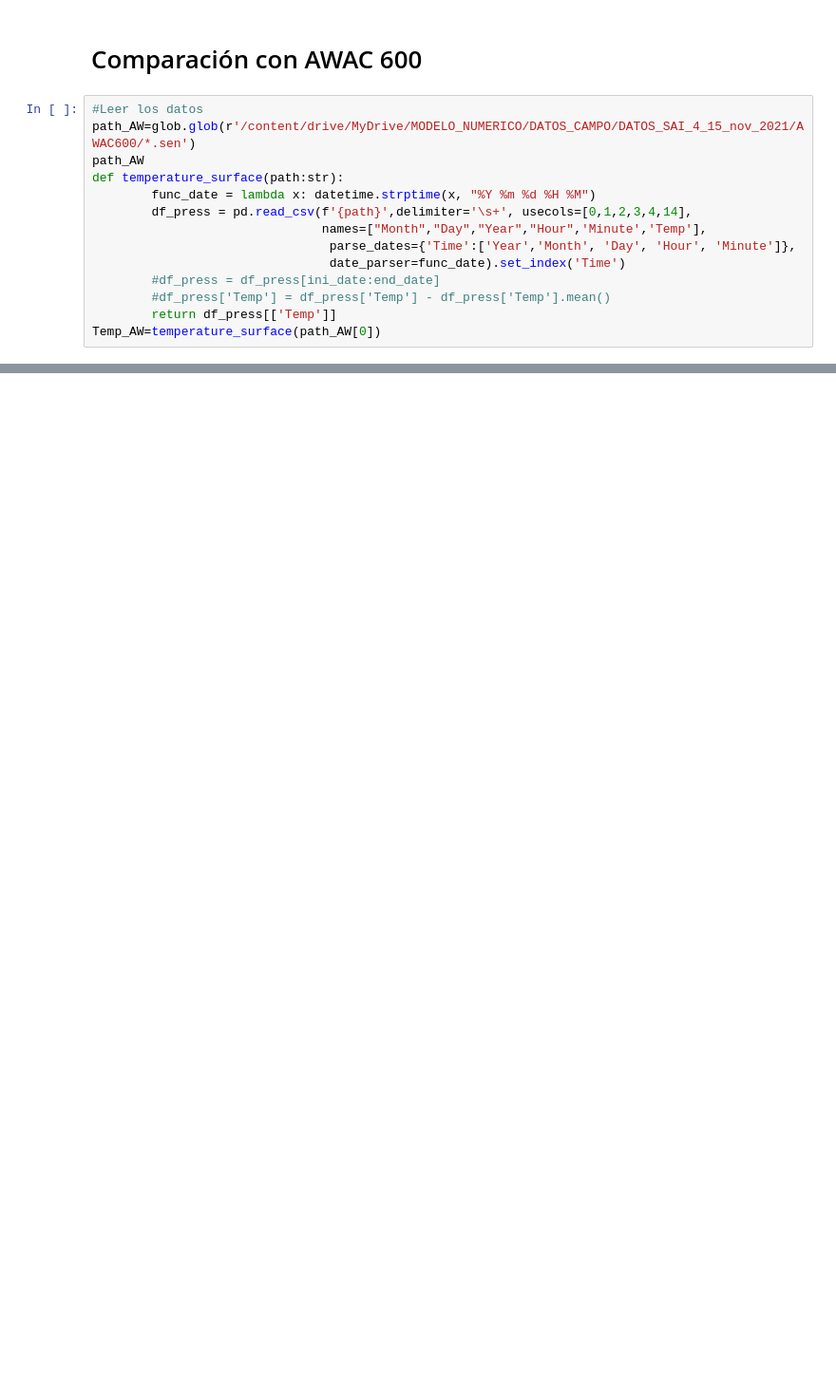
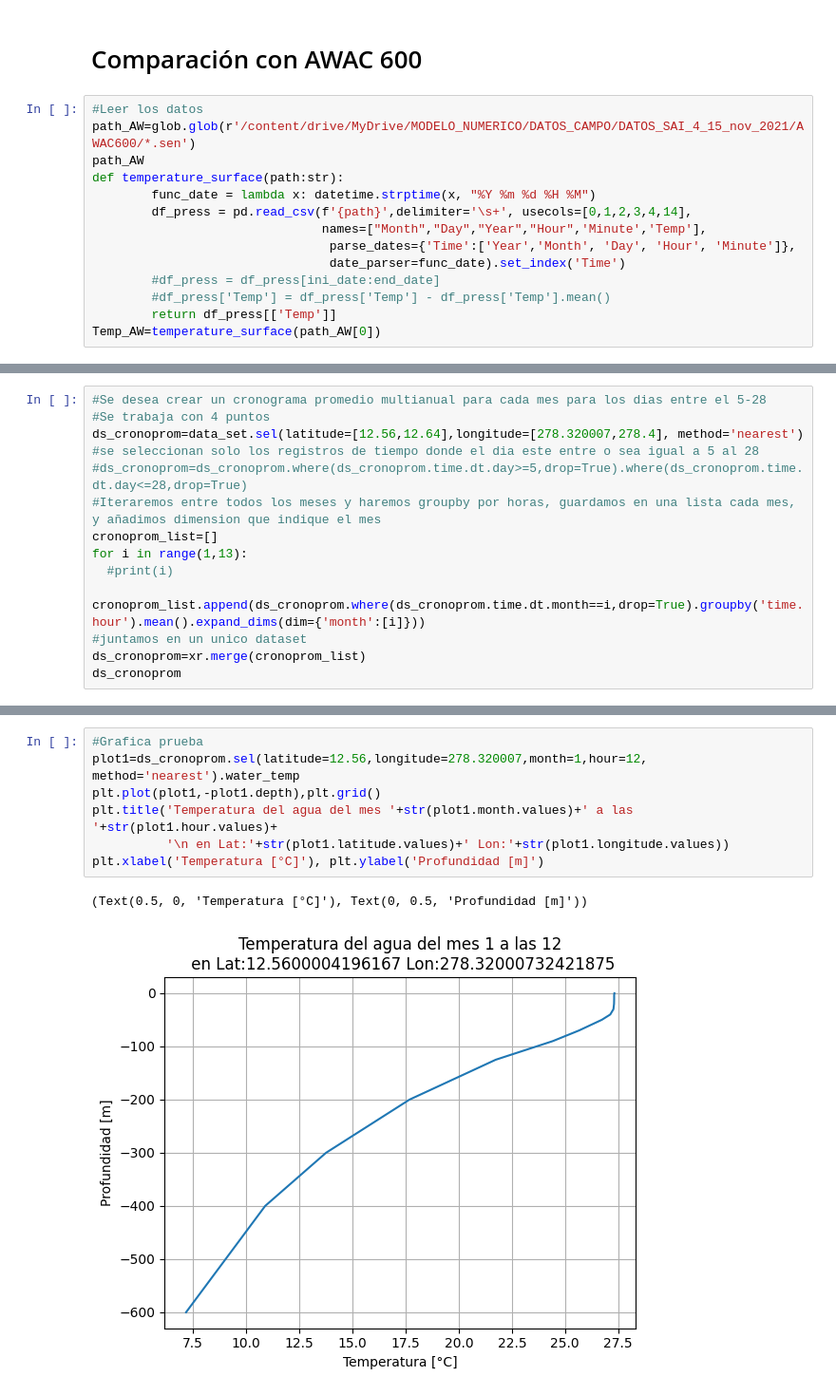
Before and after one commit to paespinosao/Master_Hydraulic_Resources, a Jupyter notebook: BASES_DE_DATOS/CLIMATOLOGIA_HYCOM/Scripts/Climatologia_hycom_JDTT.ipynb, the cells around one changed output, grey strips where cells are left out. Shown at 95% size. Drawn from its saved outputs; the diff is of its cells as text; blank space fills up the shorter version.

```diff
--- a/BASES_DE_DATOS/CLIMATOLOGIA_HYCOM/Scripts/Climatologia_hycom_JDTT.ipynb
+++ b/BASES_DE_DATOS/CLIMATOLOGIA_HYCOM/Scripts/Climatologia_hycom_JDTT.ipynb
@@ -689,0 +1008,14 @@ plt.xlabel('Tiempo'), plt.ylabel('Temperatura [°C]')
+# %%
+#Se desea crear un cronograma promedio multianual para cada mes para los dias entre el 5-28
+#Se trabaja con 4 puntos
+ds_cronoprom=data_set.sel(latitude=[12.56,12.64],longitude=[278.320007,278.4], method='nearest')
+#se seleccionan solo los registros de tiempo donde el dia este entre o sea igual a 5 al 28
+#ds_cronoprom=ds_cronoprom.where(ds_cronoprom.time.dt.day>=5,drop=True).where(ds_cronoprom.time.dt.day<=28,drop=True)
+#Iteraremos entre todos los meses y haremos groupby por horas, guardamos en una lista cada mes, y añadimos dimension que indique el mes
+cronoprom_list=[]
+for i in range(1,13):
+  #print(i)
+  cronoprom_list.append(ds_cronoprom.where(ds_cronoprom.time.dt.month==i,drop=True).groupby('time.hour').mean().expand_dims(dim={'month':[i]}))
+#juntamos en un unico dataset
+ds_cronoprom=xr.merge(cronoprom_list)
+ds_cronoprom
@@ -689,0 +1034,10 @@ plt.xlabel('Tiempo'), plt.ylabel('Temperatura [°C]')
+# %%
+#Grafica prueba
+plot1=ds_cronoprom.sel(latitude=12.56,longitude=278.320007,month=1,hour=12, method='nearest').water_temp
+plt.plot(plot1,-plot1.depth),plt.grid()
+plt.title('Temperatura del agua del mes '+str(plot1.month.values)+' a las '+str(plot1.hour.values)+
+          '\n en Lat:'+str(plot1.latitude.values)+' Lon:'+str(plot1.longitude.values))
+plt.xlabel('Temperatura [°C]'), plt.ylabel('Profundidad [m]')
+# %% [output]
+(Text(0.5, 0, 'Temperatura [°C]'), Text(0, 0.5, 'Profundidad [m]'))
+[figure, added]
```
Also changed, not shown: parts of 9 cells of this notebook, 12 other files.
